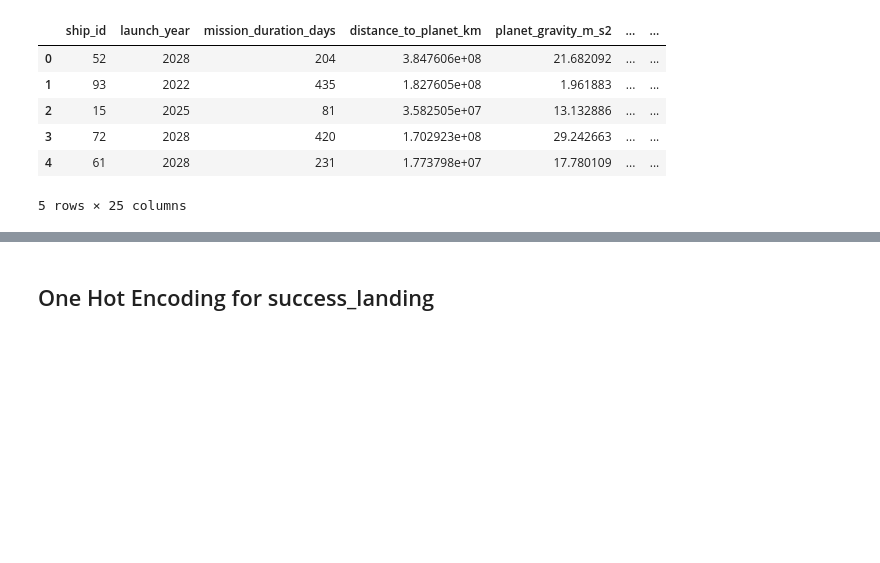
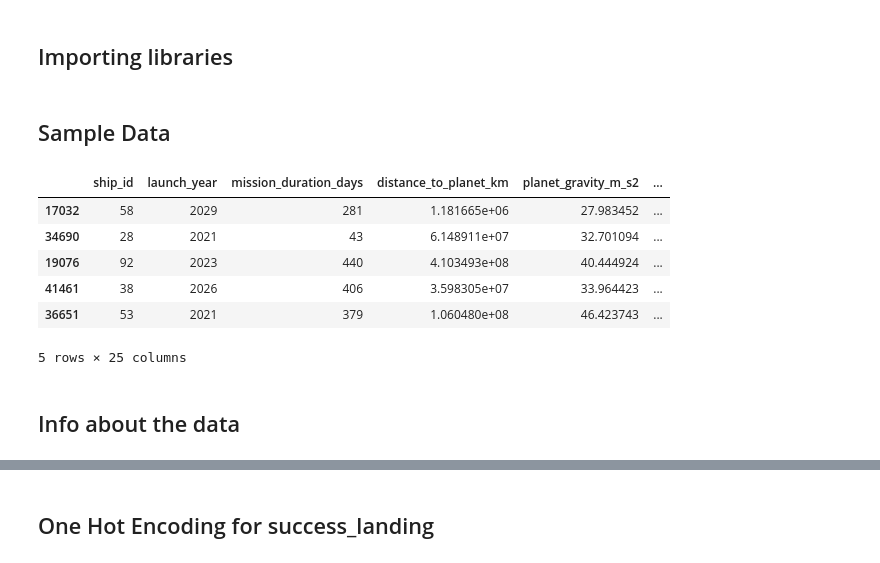
Before and after one commit to edimarvalentin/ML_Hackathon_CS_2023, a Jupyter notebook: Beginner Challenge - Sucess Landing.ipynb, the cells around one changed output, grey strips where cells are left out. Saved outputs shown, nothing was run; the diff lists cells and outputs as text; code cells hidden in the pictures; blank space fills up the shorter version.

```diff
--- a/Beginner Challenge - Sucess Landing.ipynb
+++ b/Beginner Challenge - Sucess Landing.ipynb
@@ -10,3 +10,5 @@ This event is about analyzing the data from the mission to determine its success
+# %% [markdown]
+## Importing libraries
 # %%
 import numpy as np
 import matplotlib.pyplot as plt
@@ -19,15 +24,16 @@ from sklearn.metrics import classification_report
-# %%
-sns.set()
-pd.set_option('display.max_columns', 10)
 # %%
 flights = pd.read_csv('synthetic_space_dataset.csv')
+# %% [markdown]
+## Sample Data
 # %%
-flights.head(5)
+flights.sample(5)
 # %% [output]
-|  | ship_id | launch_year | mission_duration_days | distance_to_planet_km | planet_gravity_m_s2 | ... | ... |
-| 0 | 52 | 2028 | 204 | 3.847606e+08 | 21.682092 | ... | ... |
-| 1 | 93 | 2022 | 435 | 1.827605e+08 | 1.961883 | ... | ... |
-| 2 | 15 | 2025 | 81 | 3.582505e+07 | 13.132886 | ... | ... |
-| 3 | 72 | 2028 | 420 | 1.702923e+08 | 29.242663 | ... | ... |
-| 4 | 61 | 2028 | 231 | 1.773798e+07 | 17.780109 | ... | ... |
+|  | ship_id | launch_year | mission_duration_days | distance_to_planet_km | planet_gravity_m_s2 | ... |
+| 17032 | 58 | 2029 | 281 | 1.181665e+06 | 27.983452 | ... |
+| 34690 | 28 | 2021 | 43 | 6.148911e+07 | 32.701094 | ... |
+| 19076 | 92 | 2023 | 440 | 4.103493e+08 | 40.444924 | ... |
+| 41461 | 38 | 2026 | 406 | 3.598305e+07 | 33.964423 | ... |
+| 36651 | 53 | 2021 | 379 | 1.060480e+08 | 46.423743 | ... |
 5 rows × 25 columns
+# %% [markdown]
+## Info about the data
```
Also changed, not shown: parts of 82 cells of this notebook.
